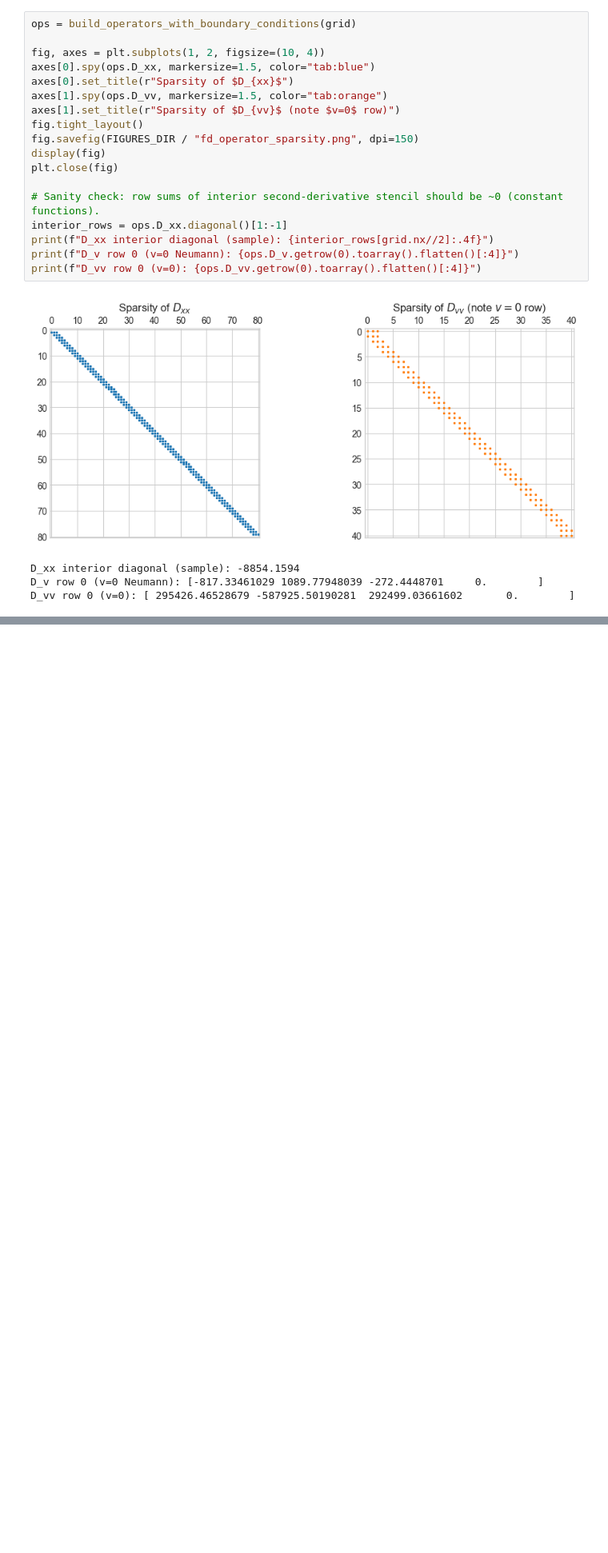
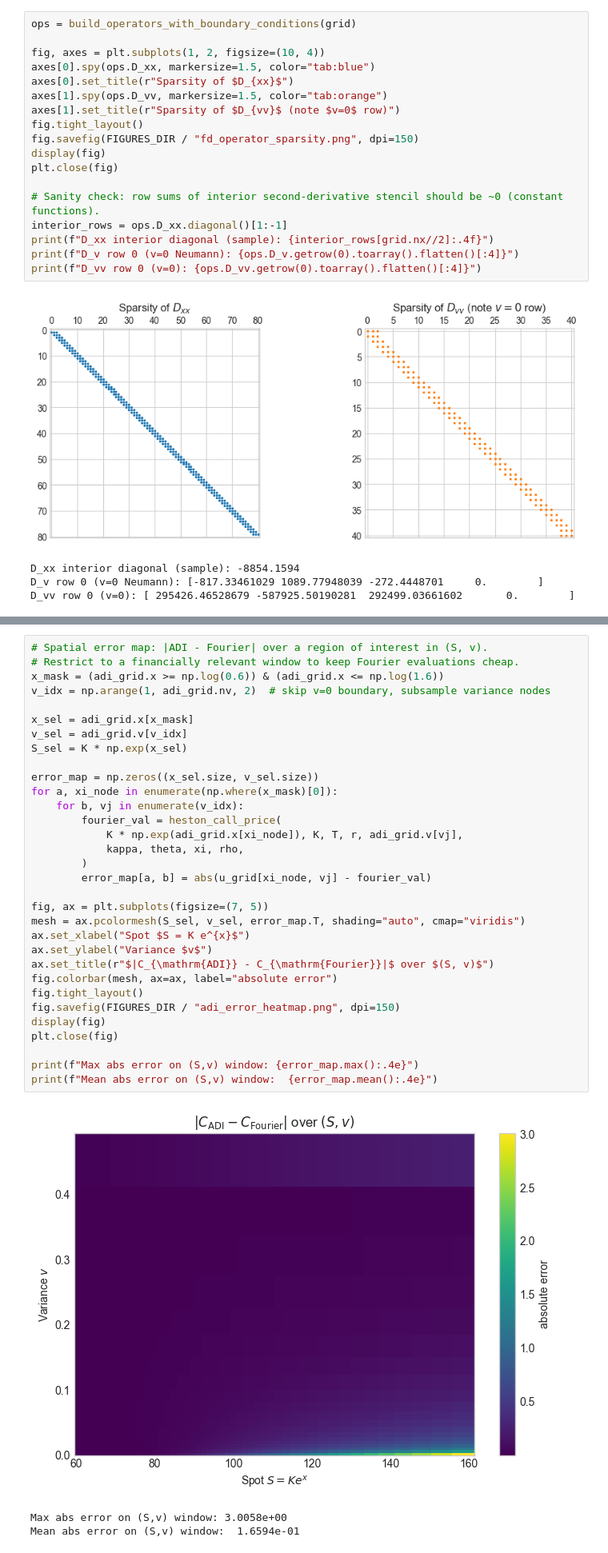
Before and after one commit to Fm1sk13w/Heston-Model, a Jupyter notebook: heston_pde_project.ipynb, the cells around one changed output, grey strips where cells are left out. Shown at 80% size. Drawn from its saved outputs; the diff is of its cells as text; blank space fills up the shorter version.

```diff
--- a/heston_pde_project.ipynb
+++ b/heston_pde_project.ipynb
@@ -343,0 +449,36 @@ D_vv row 0 (v=0): [ 295426.46528679 -587925.50190281  292499.03661602       0.
+# %%
+# Spatial error map: |ADI - Fourier| over a region of interest in (S, v).
+# Restrict to a financially relevant window to keep Fourier evaluations cheap.
+x_mask = (adi_grid.x >= np.log(0.6)) & (adi_grid.x <= np.log(1.6))
+v_idx = np.arange(1, adi_grid.nv, 2)  # skip v=0 boundary, subsample variance nodes
+
+x_sel = adi_grid.x[x_mask]
+v_sel = adi_grid.v[v_idx]
+S_sel = K * np.exp(x_sel)
+
+error_map = np.zeros((x_sel.size, v_sel.size))
+for a, xi_node in enumerate(np.where(x_mask)[0]):
+    for b, vj in enumerate(v_idx):
+        fourier_val = heston_call_price(
+            K * np.exp(adi_grid.x[xi_node]), K, T, r, adi_grid.v[vj],
+            kappa, theta, xi, rho,
+        )
+        error_map[a, b] = abs(u_grid[xi_node, vj] - fourier_val)
+
+fig, ax = plt.subplots(figsize=(7, 5))
+mesh = ax.pcolormesh(S_sel, v_sel, error_map.T, shading="auto", cmap="viridis")
+ax.set_xlabel("Spot $S = K e^{x}$")
+ax.set_ylabel("Variance $v$")
+ax.set_title(r"$|C_{\mathrm{ADI}} - C_{\mathrm{Fourier}}|$ over $(S, v)$")
+fig.colorbar(mesh, ax=ax, label="absolute error")
+fig.tight_layout()
+fig.savefig(FIGURES_DIR / "adi_error_heatmap.png", dpi=150)
+display(fig)
+plt.close(fig)
+
+print(f"Max abs error on (S,v) window: {error_map.max():.4e}")
+print(f"Mean abs error on (S,v) window:  {error_map.mean():.4e}")
+# %% [output]
+[figure, added]
+Max abs error on (S,v) window: 3.0058e+00
+Mean abs error on (S,v) window:  1.6594e-01
```
Also changed, not shown: parts of 19 cells of this notebook, 28 other files.
